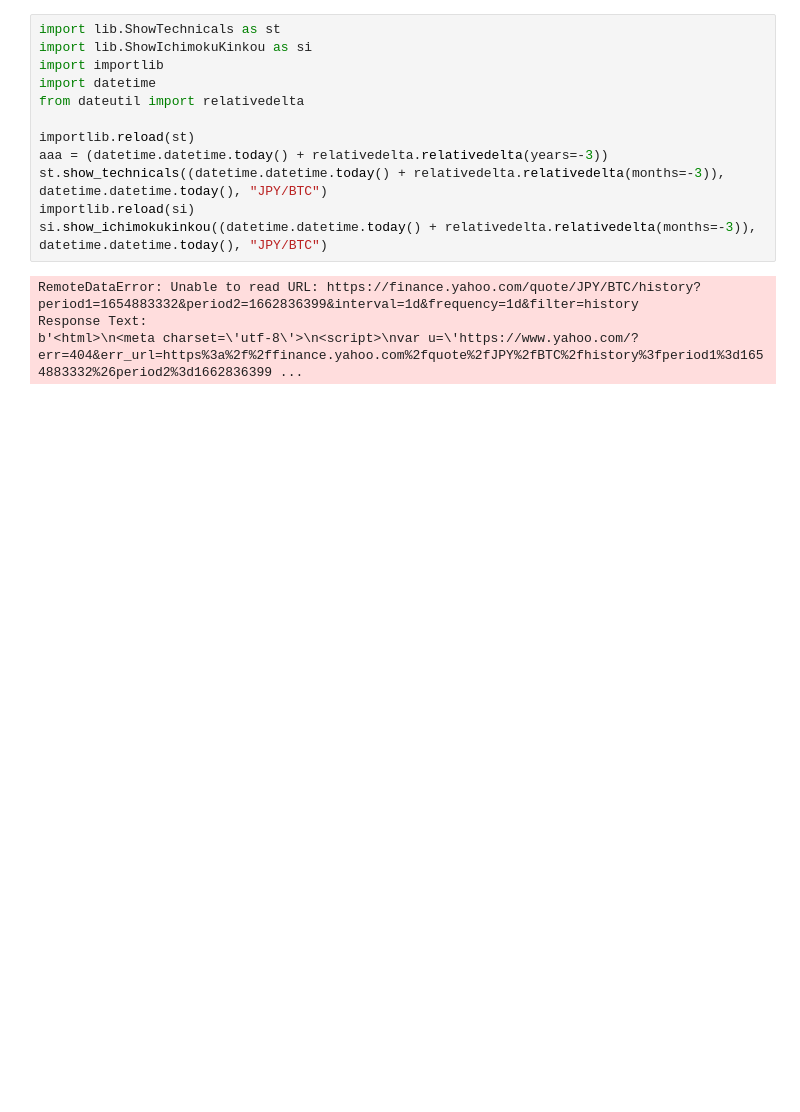
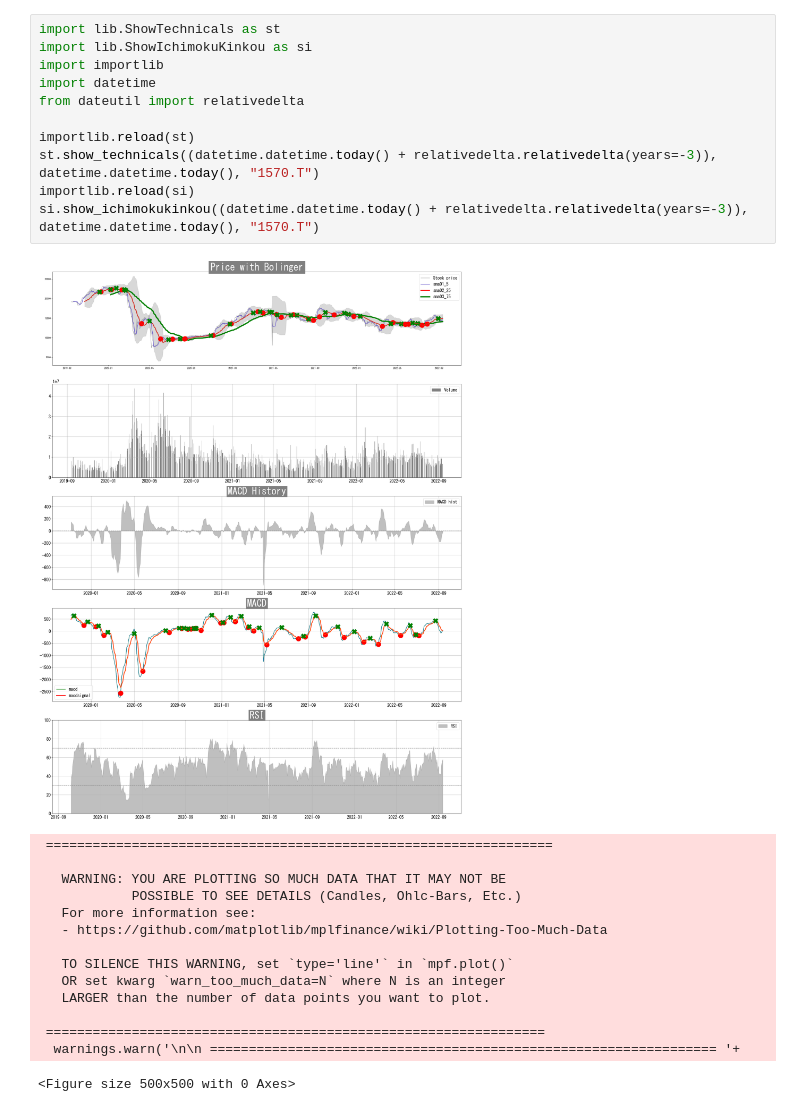
Before and after one commit to simari1/SystemTrade, a Jupyter notebook: AnalyzeStock.ipynb, the cells around one changed output. Drawn from its saved outputs; the diff is of its cells as text; blank space fills up the shorter version.

```diff
--- a/AnalyzeStock.ipynb
+++ b/AnalyzeStock.ipynb
@@ -1,16 +1,27 @@
 # %%
 import lib.ShowTechnicals as st
 import lib.ShowIchimokuKinkou as si
 import importlib
 import datetime
 from dateutil import relativedelta
 
 importlib.reload(st)
-aaa = (datetime.datetime.today() + relativedelta.relativedelta(years=-3))
-st.show_technicals((datetime.datetime.today() + relativedelta.relativedelta(months=-3)), datetime.datetime.today(), "JPY/BTC")
+st.show_technicals((datetime.datetime.today() + relativedelta.relativedelta(years=-3)), datetime.datetime.today(), "1570.T")
 importlib.reload(si)
-si.show_ichimokukinkou((datetime.datetime.today() + relativedelta.relativedelta(months=-3)), datetime.datetime.today(), "JPY/BTC")
+si.show_ichimokukinkou((datetime.datetime.today() + relativedelta.relativedelta(years=-3)), datetime.datetime.today(), "1570.T")
 # %% [output]
+[figure, added]
-RemoteDataError: Unable to read URL: https://finance.yahoo.com/quote/JPY/BTC/history?period1=1654883332&period2=1662836399&interval=1d&frequency=1d&filter=history
-Response Text:
-b'<html>\n<meta charset=\'utf-8\'>\n<script>\nvar u=\'https://www.yahoo.com/?err=404&err_url=https%3a%2f%2ffinance.yahoo.com%2fquote%2fJPY%2fBTC%2fhistory%3fperiod1%3d1654883332%26period2%3d1662836399 ...
+ =================================================================
+
+   WARNING: YOU ARE PLOTTING SO MUCH DATA THAT IT MAY NOT BE
+            POSSIBLE TO SEE DETAILS (Candles, Ohlc-Bars, Etc.)
+   For more information see:
+   - https://github.com/matplotlib/mplfinance/wiki/Plotting-Too-Much-Data
+
+   TO SILENCE THIS WARNING, set `type='line'` in `mpf.plot()`
+   OR set kwarg `warn_too_much_data=N` where N is an integer
+   LARGER than the number of data points you want to plot.
+
+ ================================================================
+  warnings.warn('\n\n ================================================================= '+
+<Figure size 500x500 with 0 Axes>
```
Also changed, not shown: parts of 1 cell of this notebook, 12 other files.
